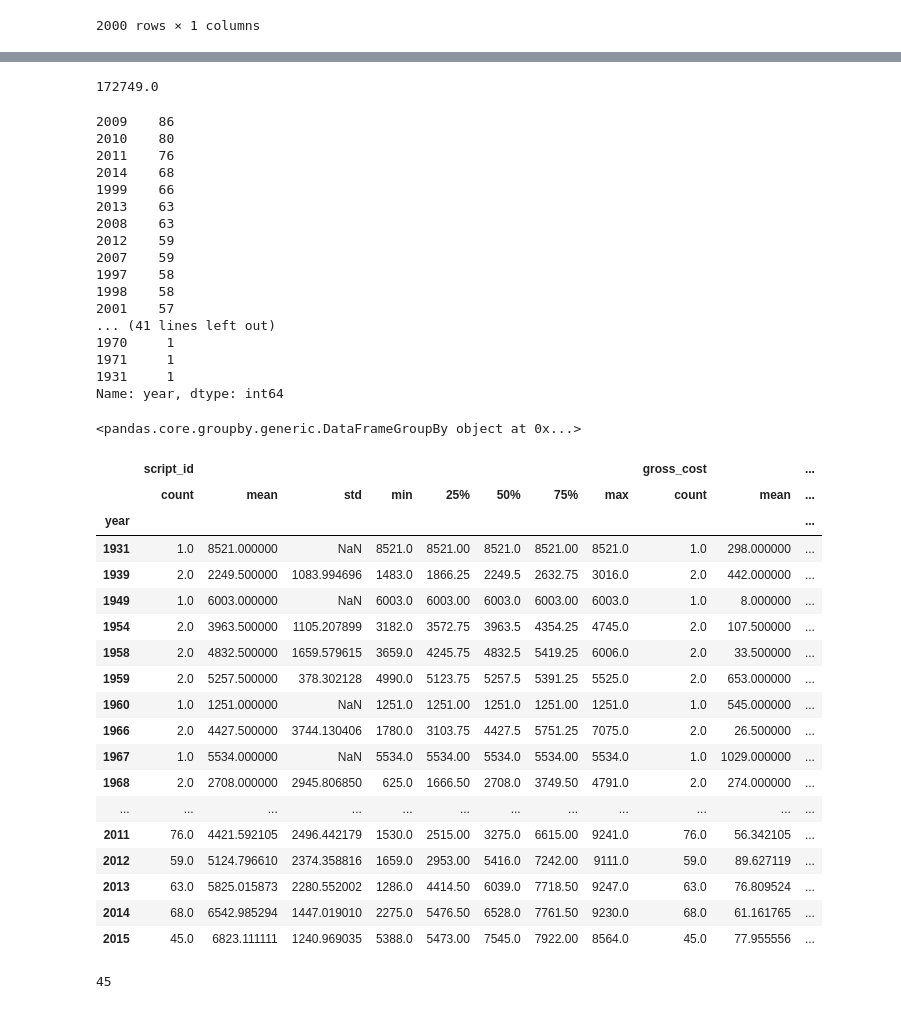
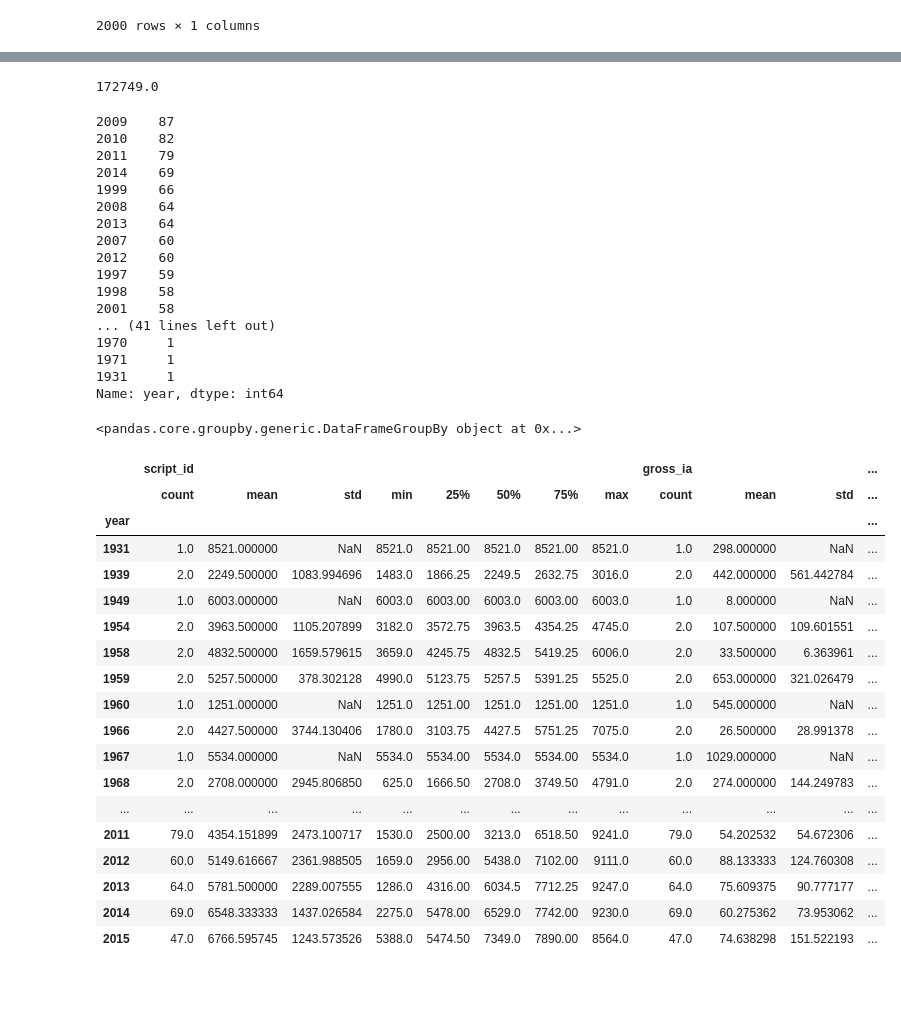
Before and after one commit to ZoeLeBlanc/IntroToDH2020, a Jupyter notebook: week7/Introduction to Pandas.ipynb, the cells around one changed output, grey strips where cells are left out. Drawn from its saved outputs; the diff is of its cells as text; code cells hidden in the pictures.

```diff
--- a/week7/Introduction to Pandas.ipynb
+++ b/week7/Introduction to Pandas.ipynb
@@ -303,22 +301,24 @@ film_scripts_costs = film_scripts[film_scripts.gross_cost > 0]
-# %%
-film_scripts_costs.gross_cost.sum()
-# %% [output]
-172749.0
+# %%
+film_scripts_cleaned = film_scripts[film_scripts.gross_ia.isna() == False]
+# %%
+film_scripts_cleaned.gross_ia.sum()
+# %% [output]
+172749.0
 # %%
-film_scripts_costs.year.value_counts()
+film_scripts_cleaned.year.value_counts()
 # %% [output]
-2009    86
-2010    80
-2011    76
-2014    68
+2009    87
+2010    82
+2011    79
+2014    69
 1999    66
-2013    63
-2008    63
-2012    59
-2007    59
-1997    58
+2008    64
+2013    64
+2007    60
+2012    60
+1997    59
 1998    58
-2001    57
+2001    58
 ... (41 lines left out)
 1970     1
 1971     1
@@ -329,28 +329,24 @@ film_scripts_costs.groupby('year')
 # %% [output]
 <pandas.core.groupby.generic.DataFrameGroupBy object at 0x...>
 # %%
-film_scripts_costs.groupby('year').describe()
+film_scripts_cleaned.groupby('year').describe()
 # %% [output]
-|  | script_id |  |  |  |  |  |  |  | gross_cost |  | ... |
-|  | count | mean | std | min | 25% | 50% | 75% | max | count | mean | ... |
-| year |  |  |  |  |  |  |  |  |  |  | ... |
-| 1931 | 1.0 | 8521.000000 | NaN | 8521.0 | 8521.00 | 8521.0 | 8521.00 | 8521.0 | 1.0 | 298.000000 | ... |
-| 1939 | 2.0 | 2249.500000 | 1083.994696 | 1483.0 | 1866.25 | 2249.5 | 2632.75 | 3016.0 | 2.0 | 442.000000 | ... |
-| 1949 | 1.0 | 6003.000000 | NaN | 6003.0 | 6003.00 | 6003.0 | 6003.00 | 6003.0 | 1.0 | 8.000000 | ... |
-| 1954 | 2.0 | 3963.500000 | 1105.207899 | 3182.0 | 3572.75 | 3963.5 | 4354.25 | 4745.0 | 2.0 | 107.500000 | ... |
-| 1958 | 2.0 | 4832.500000 | 1659.579615 | 3659.0 | 4245.75 | 4832.5 | 5419.25 | 6006.0 | 2.0 | 33.500000 | ... |
-| 1959 | 2.0 | 5257.500000 | 378.302128 | 4990.0 | 5123.75 | 5257.5 | 5391.25 | 5525.0 | 2.0 | 653.000000 | ... |
-| 1960 | 1.0 | 1251.000000 | NaN | 1251.0 | 1251.00 | 1251.0 | 1251.00 | 1251.0 | 1.0 | 545.000000 | ... |
-| 1966 | 2.0 | 4427.500000 | 3744.130406 | 1780.0 | 3103.75 | 4427.5 | 5751.25 | 7075.0 | 2.0 | 26.500000 | ... |
-| 1967 | 1.0 | 5534.000000 | NaN | 5534.0 | 5534.00 | 5534.0 | 5534.00 | 5534.0 | 1.0 | 1029.000000 | ... |
-| 1968 | 2.0 | 2708.000000 | 2945.806850 | 625.0 | 1666.50 | 2708.0 | 3749.50 | 4791.0 | 2.0 | 274.000000 | ... |
-| ... | ... | ... | ... | ... | ... | ... | ... | ... | ... | ... | ... |
-| 2011 | 76.0 | 4421.592105 | 2496.442179 | 1530.0 | 2515.00 | 3275.0 | 6615.00 | 9241.0 | 76.0 | 56.342105 | ... |
-| 2012 | 59.0 | 5124.796610 | 2374.358816 | 1659.0 | 2953.00 | 5416.0 | 7242.00 | 9111.0 | 59.0 | 89.627119 | ... |
-| 2013 | 63.0 | 5825.015873 | 2280.552002 | 1286.0 | 4414.50 | 6039.0 | 7718.50 | 9247.0 | 63.0 | 76.809524 | ... |
-| 2014 | 68.0 | 6542.985294 | 1447.019010 | 2275.0 | 5476.50 | 6528.0 | 7761.50 | 9230.0 | 68.0 | 61.161765 | ... |
-| 2015 | 45.0 | 6823.111111 | 1240.969035 | 5388.0 | 5473.00 | 7545.0 | 7922.00 | 8564.0 | 45.0 | 77.955556 | ... |
+|  | script_id |  |  |  |  |  |  |  | gross_ia |  |  | ... |
+|  | count | mean | std | min | 25% | 50% | 75% | max | count | mean | std | ... |
+| year |  |  |  |  |  |  |  |  |  |  |  | ... |
+| 1931 | 1.0 | 8521.000000 | NaN | 8521.0 | 8521.00 | 8521.0 | 8521.00 | 8521.0 | 1.0 | 298.000000 | NaN | ... |
+| 1939 | 2.0 | 2249.500000 | 1083.994696 | 1483.0 | 1866.25 | 2249.5 | 2632.75 | 3016.0 | 2.0 | 442.000000 | 561.442784 | ... |
+| 1949 | 1.0 | 6003.000000 | NaN | 6003.0 | 6003.00 | 6003.0 | 6003.00 | 6003.0 | 1.0 | 8.000000 | NaN | ... |
+| 1954 | 2.0 | 3963.500000 | 1105.207899 | 3182.0 | 3572.75 | 3963.5 | 4354.25 | 4745.0 | 2.0 | 107.500000 | 109.601551 | ... |
+| 1958 | 2.0 | 4832.500000 | 1659.579615 | 3659.0 | 4245.75 | 4832.5 | 5419.25 | 6006.0 | 2.0 | 33.500000 | 6.363961 | ... |
+| 1959 | 2.0 | 5257.500000 | 378.302128 | 4990.0 | 5123.75 | 5257.5 | 5391.25 | 5525.0 | 2.0 | 653.000000 | 321.026479 | ... |
+| 1960 | 1.0 | 1251.000000 | NaN | 1251.0 | 1251.00 | 1251.0 | 1251.00 | 1251.0 | 1.0 | 545.000000 | NaN | ... |
+| 1966 | 2.0 | 4427.500000 | 3744.130406 | 1780.0 | 3103.75 | 4427.5 | 5751.25 | 7075.0 | 2.0 | 26.500000 | 28.991378 | ... |
+| 1967 | 1.0 | 5534.000000 | NaN | 5534.0 | 5534.00 | 5534.0 | 5534.00 | 5534.0 | 1.0 | 1029.000000 | NaN | ... |
+| 1968 | 2.0 | 2708.000000 | 2945.806850 | 625.0 | 1666.50 | 2708.0 | 3749.50 | 4791.0 | 2.0 | 274.000000 | 144.249783 | ... |
+| ... | ... | ... | ... | ... | ... | ... | ... | ... | ... | ... | ... | ... |
+| 2011 | 79.0 | 4354.151899 | 2473.100717 | 1530.0 | 2500.00 | 3213.0 | 6518.50 | 9241.0 | 79.0 | 54.202532 | 54.672306 | ... |
+| 2012 | 60.0 | 5149.616667 | 2361.988505 | 1659.0 | 2956.00 | 5438.0 | 7102.00 | 9111.0 | 60.0 | 88.133333 | 124.760308 | ... |
+| 2013 | 64.0 | 5781.500000 | 2289.007555 | 1286.0 | 4316.00 | 6034.5 | 7712.25 | 9247.0 | 64.0 | 75.609375 | 90.777177 | ... |
+| 2014 | 69.0 | 6548.333333 | 1437.026584 | 2275.0 | 5478.00 | 6529.0 | 7742.00 | 9230.0 | 69.0 | 60.275362 | 73.953062 | ... |
+| 2015 | 47.0 | 6766.595745 | 1243.573526 | 5388.0 | 5474.50 | 7349.0 | 7890.00 | 8564.0 | 47.0 | 74.638298 | 151.522193 | ... |
-# %%
-len(film_scripts_costs[film_scripts_costs.year == 2015])
-# %% [output]
-45
```
Also changed, not shown: parts of 10 cells of this notebook, 5 other files.
